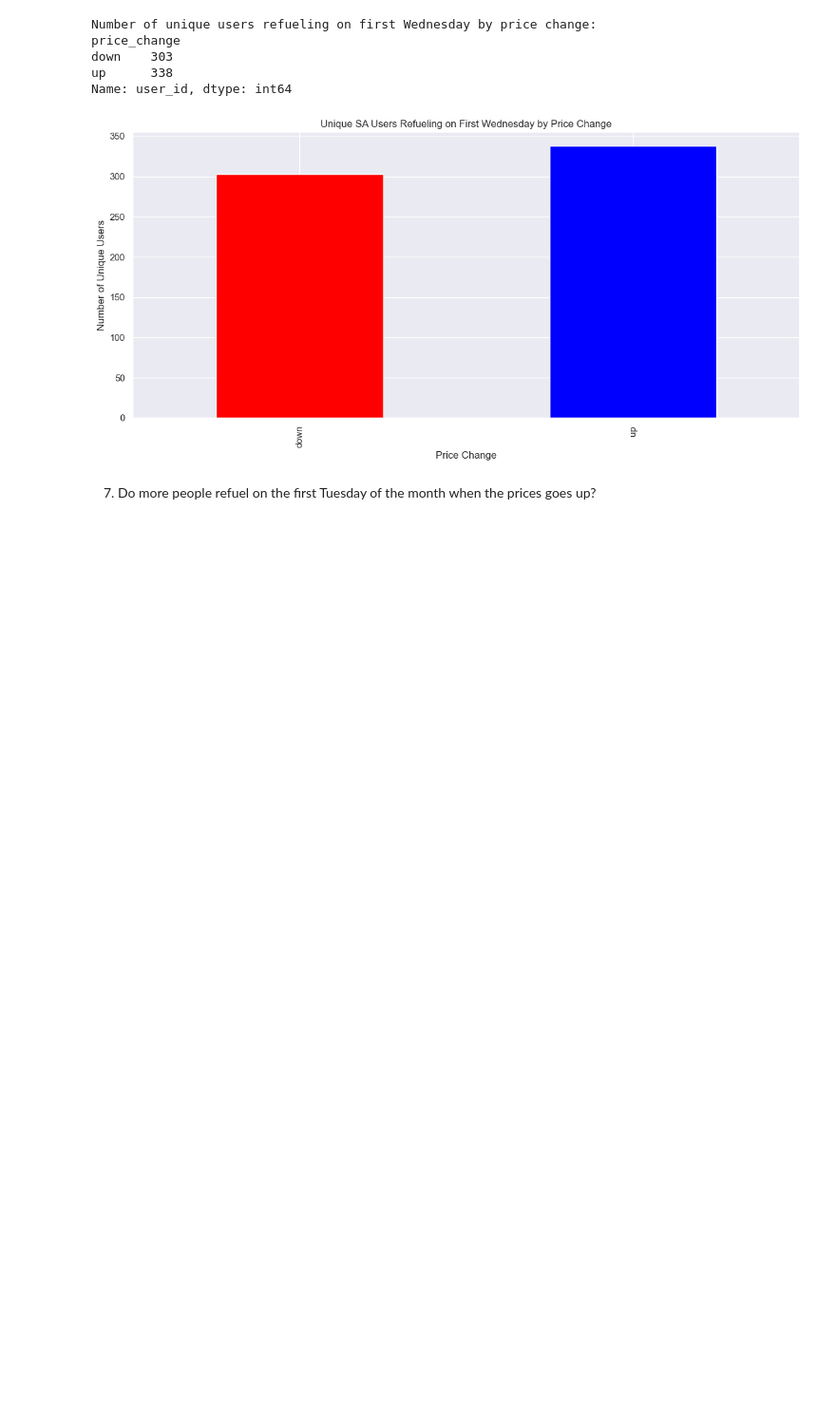
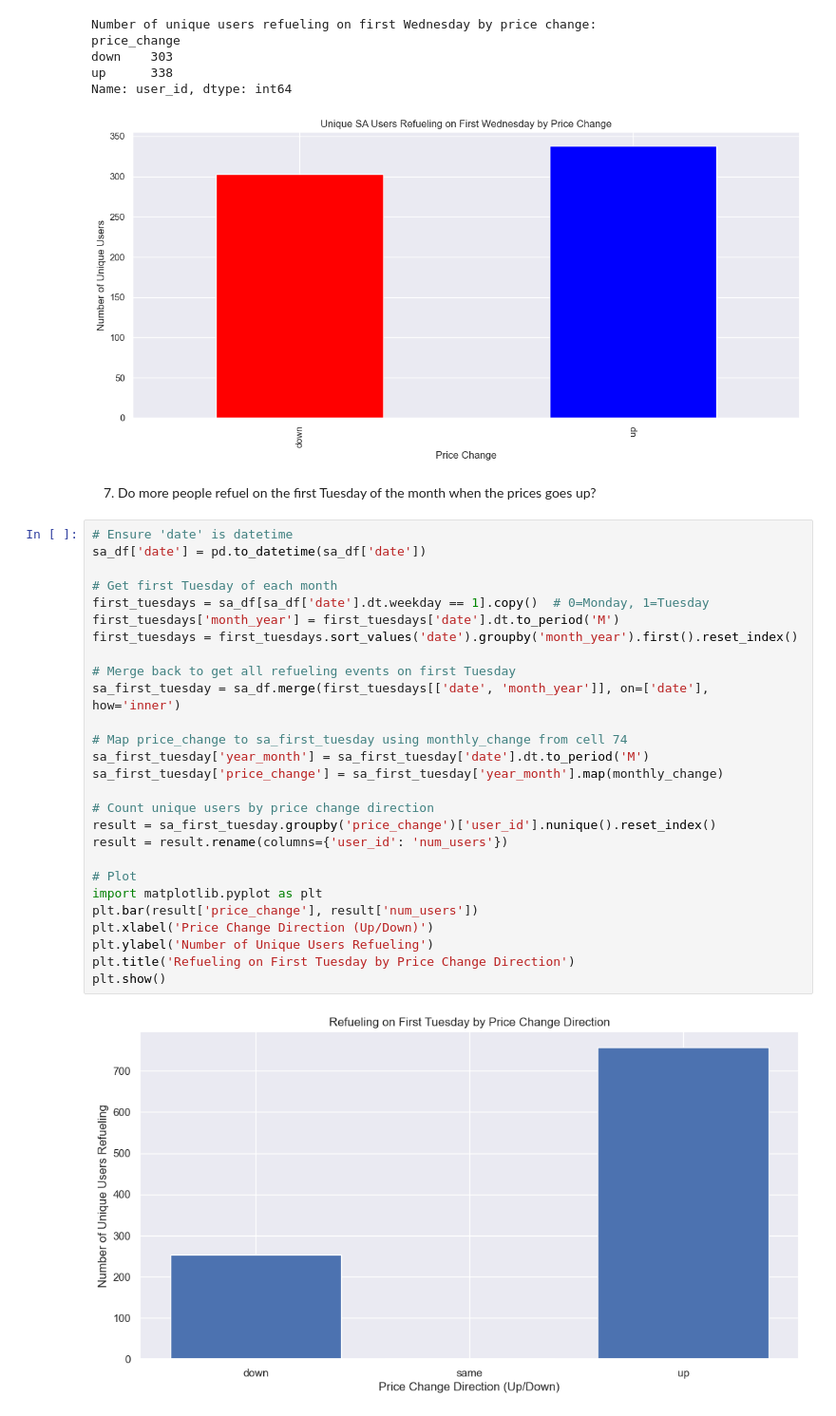
Before and after one commit to tarunaidoo/IDVE_Assignment1, a Jupyter notebook: Assignment 1.ipynb, the cells around one changed output. Shown at 95% size. Saved outputs shown, nothing was run; the diff lists cells and outputs as text; blank space fills up the shorter version.

```diff
--- a/Assignment 1.ipynb
+++ b/Assignment 1.ipynb
@@ -1187,3 +1191,32 @@ Name: user_id, dtype: int64
 # %% [markdown]
 7. Do more people refuel on the first Tuesday of the month when the prices
 goes up?
+# %%
+# Ensure 'date' is datetime
+sa_df['date'] = pd.to_datetime(sa_df['date'])
+
+# Get first Tuesday of each month
+first_tuesdays = sa_df[sa_df['date'].dt.weekday == 1].copy()  # 0=Monday, 1=Tuesday
+first_tuesdays['month_year'] = first_tuesdays['date'].dt.to_period('M')
+first_tuesdays = first_tuesdays.sort_values('date').groupby('month_year').first().reset_index()
+
+# Merge back to get all refueling events on first Tuesday
+sa_first_tuesday = sa_df.merge(first_tuesdays[['date', 'month_year']], on=['date'], how='inner')
+
+# Map price_change to sa_first_tuesday using monthly_change from cell 74
+sa_first_tuesday['year_month'] = sa_first_tuesday['date'].dt.to_period('M')
+sa_first_tuesday['price_change'] = sa_first_tuesday['year_month'].map(monthly_change)
+
+# Count unique users by price change direction
+result = sa_first_tuesday.groupby('price_change')['user_id'].nunique().reset_index()
+result = result.rename(columns={'user_id': 'num_users'})
+
+# Plot
+import matplotlib.pyplot as plt
+plt.bar(result['price_change'], result['num_users'])
+plt.xlabel('Price Change Direction (Up/Down)')
+plt.ylabel('Number of Unique Users Refueling')
+plt.title('Refueling on First Tuesday by Price Change Direction')
+plt.show()
+# %% [output]
+[figure, added]
```
Also changed, not shown: parts of 2 cells of this notebook.
